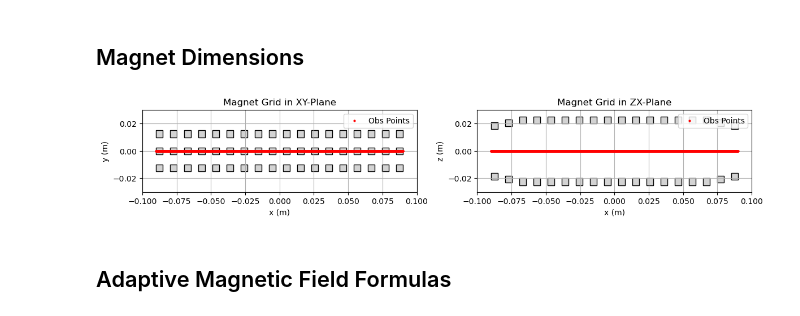
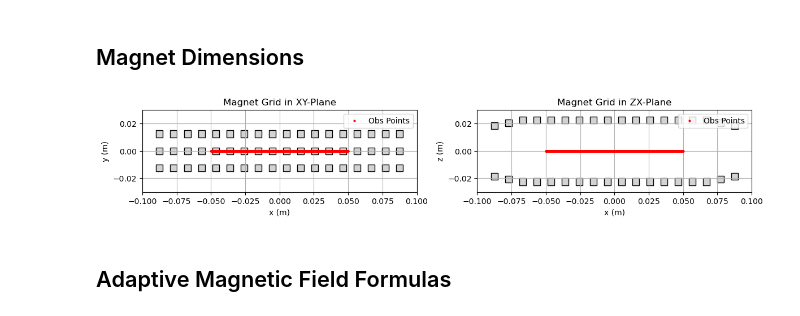
Before and after one commit to joostwijn/Rotating_Magnetic_Setup, a Jupyter notebook: 3. Magnets/Field_Shaping_Algorithm_JAX.ipynb, the cells around one changed output. Cells and saved outputs as stored; diff of their text form; code cells hidden in the pictures.

```diff
--- a/3. Magnets/Field_Shaping_Algorithm_JAX.ipynb
+++ b/3. Magnets/Field_Shaping_Algorithm_JAX.ipynb
@@ -126,30 +126,30 @@ def plot_magnet_grid(a_total, a_one, n_x, b_total, b_one, n_y, h, zl, x_val, y_v
 # %%
 #------------------------------------------------------------------
 # Dimensions and coordinates of the magnet grid, magnets and observation points.
 #------------------------------------------------------------------
 A_TOTAL = 180e-3    # Grid width (x-dimension)
 A_ONE   = 5e-3   # Magnet width (x-dimension)
 N_X     = 18     # Number of magnets in x-direction
 B_TOTAL = 30e-3    # Grid depth (y-dimension)
 B_ONE   = 5e-3     # Magnet depth (y-dimension)
 N_Y     = 3       # Number of magnets in y-direction
 H       = 5e-3     # Magnet height (z-dimension)
 MZ      = 1.29     # Magnetization along z
 
 # Vertical offsets for each magnet column (using same offset for all)
 ZL = jnp.array([16e-3, 18e-3, 20e-3, 20e-3, 20e-3, 20e-3, 20e-3, 20e-3, 20e-3,
                 20e-3, 20e-3, 20e-3, 20e-3, 20e-3, 20e-3, 20e-3, 18e-3, 16e-3])# jnp.array([20e-3, 20e-3, 20e-3, 20e-3, 20e-3, 20e-3, 20e-3, 20e-3, 20e-3, 20e-3]); jnp.full(N_X, 20e-3)
 
 
 # Observation points (only one coordinate can be an array; the others must be scalars)
-X_VAL = jnp.arange(-90e-3, 90.1e-3, 1e-4)  # jnp.arange(-40e-3, 41e-3, 1e-3)
+X_VAL = jnp.arange(-50e-3, 50.1e-3, 1e-4)  # jnp.arange(-40e-3, 41e-3, 1e-3)
 Y_VAL = 0.0  # jnp.arange(-9e-3, 10e-3, 1e-3)
 Z_VAL = 0.0  # jnp.arange(-19e-3, 20e-3, 1e-3)
 
 # Plot the magnetic grid and view the observation points.
 plot_magnet_grid(A_TOTAL, A_ONE, N_X, B_TOTAL, B_ONE, N_Y, H, ZL, X_VAL, Y_VAL, Z_VAL)
 # %% [output]
-[figure, old version]
+[figure, new version]
 # %% [markdown]
 ## Adaptive Magnetic Field Formulas
 # %%
```
Also changed, not shown: parts of 8 cells of this notebook.
